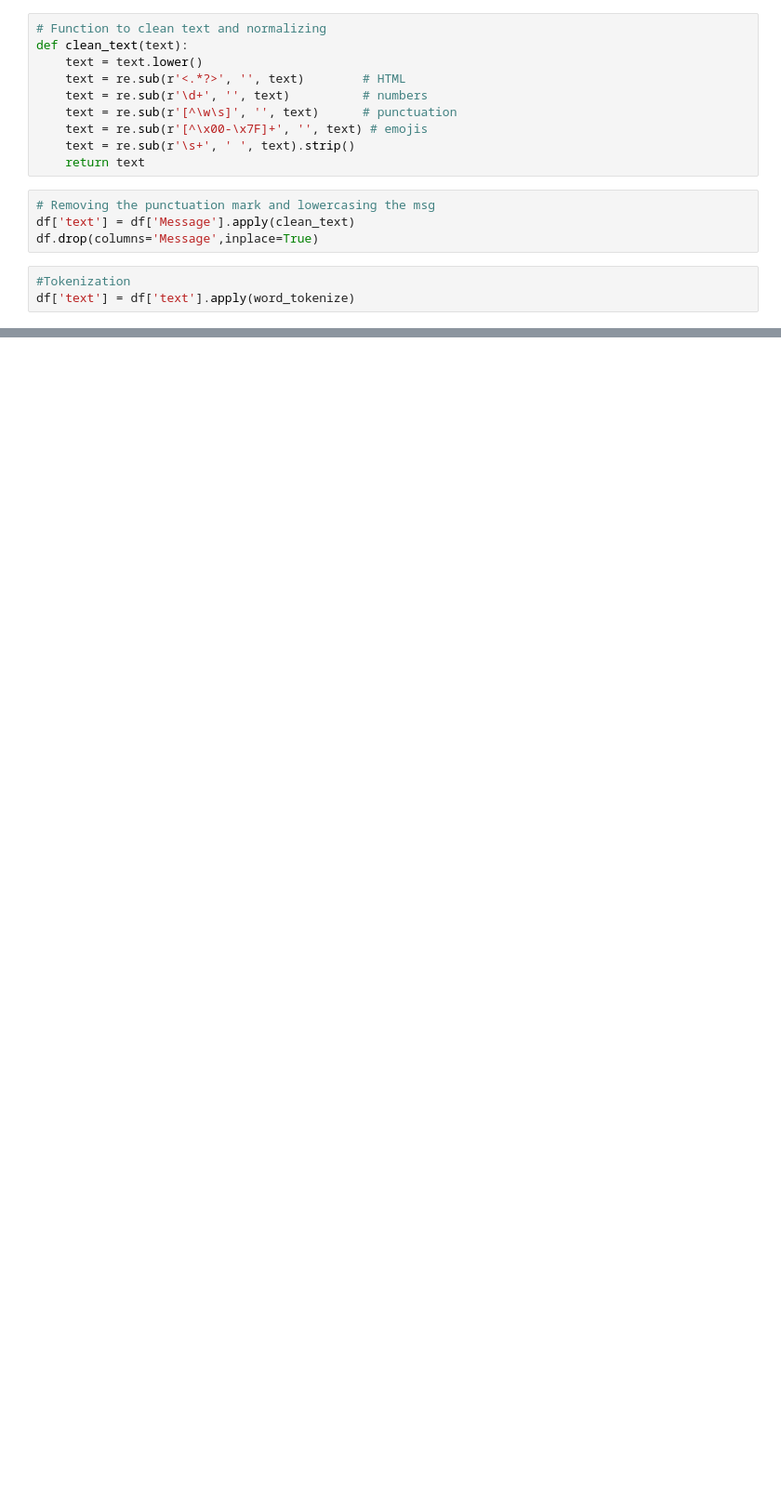
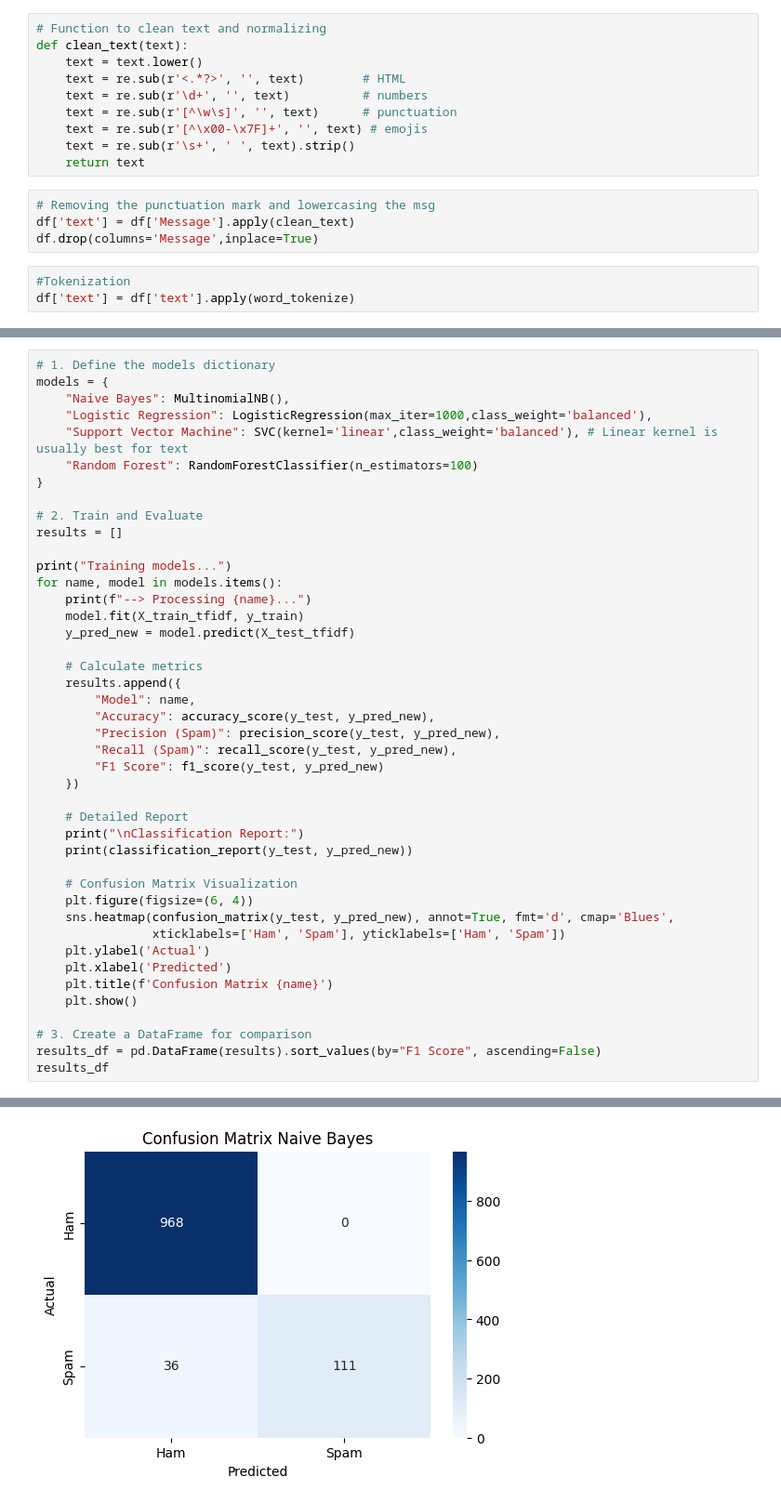
Before and after one commit to vishalgupta-git/sms-spam-detection-nlp, a Jupyter notebook: notebook.ipynb, the cells around one changed output, grey strips where cells are left out. Shown at 93% size. Drawn from its saved outputs; the diff is of its cells as text; blank space fills up the shorter version.

```diff
--- a/notebook.ipynb
+++ b/notebook.ipynb
@@ -120,0 +301,44 @@ df
+# %%
+# 1. Define the models dictionary
+models = {
+    "Naive Bayes": MultinomialNB(),
+    "Logistic Regression": LogisticRegression(max_iter=1000,class_weight='balanced'),
+    "Support Vector Machine": SVC(kernel='linear',class_weight='balanced'), # Linear kernel is usually best for text
+    "Random Forest": RandomForestClassifier(n_estimators=100)
+}
+
+# 2. Train and Evaluate
+results = []
+
+print("Training models...")
+for name, model in models.items():
+    print(f"--> Processing {name}...")
+    model.fit(X_train_tfidf, y_train)
+    y_pred_new = model.predict(X_test_tfidf)
+
+    # Calculate metrics
+    results.append({
+        "Model": name,
+        "Accuracy": accuracy_score(y_test, y_pred_new),
+        "Precision (Spam)": precision_score(y_test, y_pred_new),
+        "Recall (Spam)": recall_score(y_test, y_pred_new),
+        "F1 Score": f1_score(y_test, y_pred_new)
+    })
+
+    # Detailed Report
+    print("\nClassification Report:")
+    print(classification_report(y_test, y_pred_new))
+
+    # Confusion Matrix Visualization
+    plt.figure(figsize=(6, 4))
+    sns.heatmap(confusion_matrix(y_test, y_pred_new), annot=True, fmt='d', cmap='Blues',
+                xticklabels=['Ham', 'Spam'], yticklabels=['Ham', 'Spam'])
+    plt.ylabel('Actual')
+    plt.xlabel('Predicted')
+    plt.title(f'Confusion Matrix {name}')
+    plt.show()
+
+# 3. Create a DataFrame for comparison
+results_df = pd.DataFrame(results).sort_values(by="F1 Score", ascending=False)
+results_df
+# %% [output]
@@ -120,0 +357 @@ df
+[figure, added]
```
Also changed, not shown: parts of 20 cells of this notebook, 1 other file.
